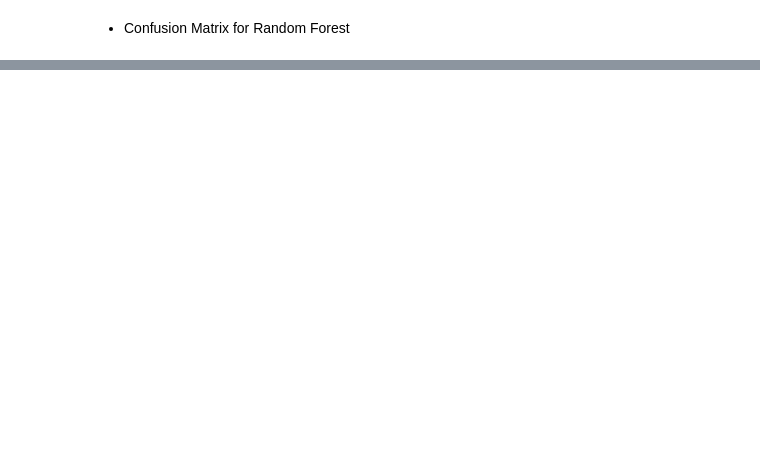
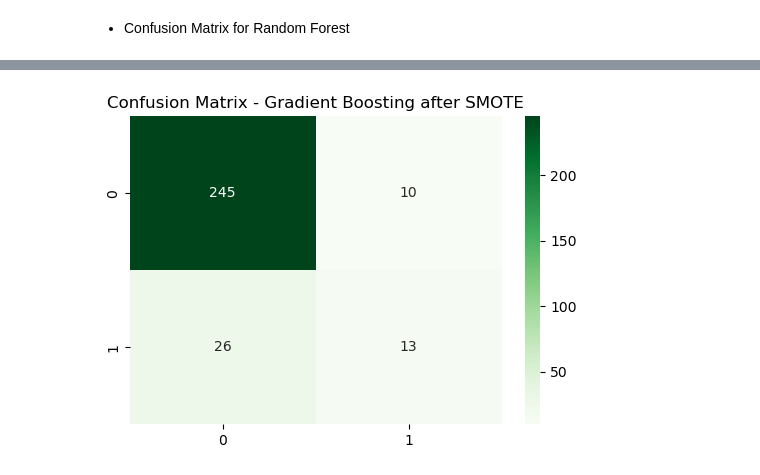
Before and after one commit to RaghadFares/Employee-Attrition-Prediction, a Jupyter notebook: Employee-Attrition-Prediction.ipynb, the cells around one changed output, grey strips where cells are left out. Cells and saved outputs as stored; diff of their text form; code cells hidden in the pictures; blank space fills up the shorter version.

Commit message:
Add more models and the result

```diff
--- a/Employee-Attrition-Prediction.ipynb
+++ b/Employee-Attrition-Prediction.ipynb
@@ -342,0 +334,13 @@ plt.show()
+# %%
+# Train Gradient Boosting Classifier
+gbm_model = GradientBoostingClassifier(random_state=42)
+gbm_model.fit(X_train_resampled, y_train_resampled)
+
+# Make predictions
+y_pred_gbm = gbm_model.predict(X_test)
+
+# Print accuracy
+print("Gradient Boosting Classifier Accuracy after SMOTE:", accuracy_score(y_test, y_pred_gbm))
+
+# Print classification report
+print(classification_report(y_test, y_pred_gbm))
@@ -342,0 +357,8 @@ plt.show()
+# %%
+# Plot confusion matrix for Gradient Boosting Classifier
+plt.figure(figsize=(6, 4))
+sns.heatmap(confusion_matrix(y_test, y_pred_gbm), annot=True, fmt="d", cmap="Greens")
+plt.title("Confusion Matrix - Gradient Boosting after SMOTE")
+plt.show()
+# %% [output]
+[figure, added]
```
Also changed, not shown: parts of 20 cells of this notebook.
